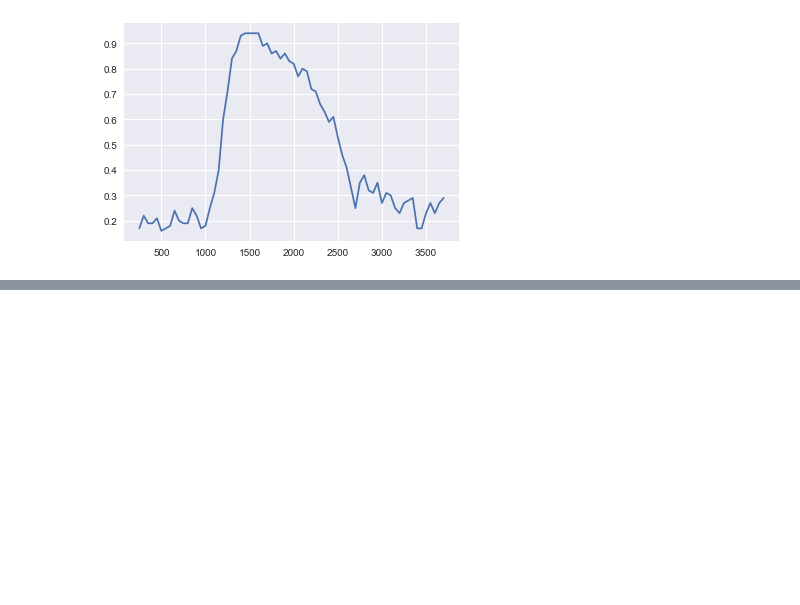
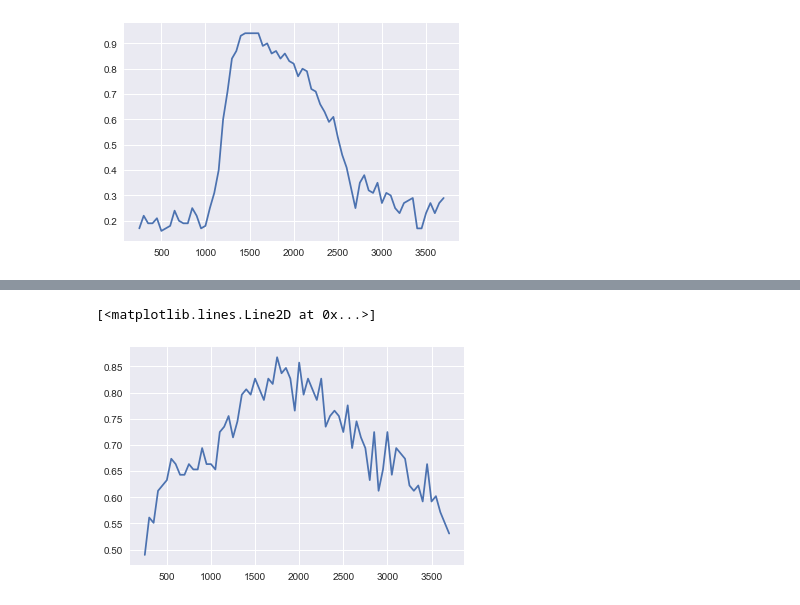
Before and after one commit to andylikescodes/neuron_research_project, a Jupyter notebook: decoding_accuracy.ipynb, the cells around one changed output, grey strips where cells are left out. Saved outputs shown, nothing was run; the diff lists cells and outputs as text; code cells hidden in the pictures; blank space fills up the shorter version.

Commit message:
Fix the bugs of the time course accuracy. Started the code for decoding MS cells.

```diff
--- a/decoding_accuracy.ipynb
+++ b/decoding_accuracy.ipynb
@@ -77,8 +77,10 @@ def decoding_trial_processing(cells, start, end, cell_type):
         for i in range(5):
             y = np.append(y, np.repeat(i+1, 20))
     elif cell_type == 'memory':
-        for i in range(2):
-            y = np.append(y, np.repeat(i+1, 50))
+        y = np.array([trial.response_recog for trial in trials]) > 3
+        print(len(y[y==1]))
+        print(len(y[y==0]))
+        x_scaled, y = ms_balanced_sample(x_scaled, y)
 
     return x_scaled, y
 
@@ -142,7 +144,7 @@ def vs_decoding_model(x, y, iteration=50):
     accuracy = np.mean(np.equal(y_pred_all, y_test_all))
     return accuracy
 
-def vs_decoding_simple_cv(x, y):
+def decoding_simple_cv(x, y):
     y_pred_all = []
     y_test_all = []
     kf = KFold(n_splits=10)
@@ -156,7 +158,27 @@ def vs_decoding_simple_cv(x, y):
         y_test_all = np.append(y_test_all, y_test)
     return np.mean(np.equal(y_pred_all, y_test_all))
 
-def decoding_over_time(vs_cells, bin_size, step_size, cell_type, model, time_range=(0, 4000)):
+def ms_balanced_sample(x, y):
+    x_new = x[y==0]
+    x_old = x[y==1]
+    y_new = y[y==0]
+    y_old = y[y==1]
+    n_old = np.sum(y==1)
+    n_new = np.sum(y==0)
+    if n_old <= n_new:
+        indexes = np.random.choice(n_new, n_old, replace=False)
+        x_new = x_new[indexes]
+        y_new = y_new[indexes]
+    elif n_old > n_new:
+        indexes = np.random.choice(n_old, n_new, replace=False)
+        x_old = x_old[indexes]
+        y_old = y_old[indexes]
+    x = np.vstack([x_new, x_old])
+    y = np.append(y_new, y_old)
+    return x, y
+
+
+def decoding_over_time(cells, bin_size, step_size, cell_type, model, time_range=(0, 4000)):
     """
     The function to get the accuracy over the time of trials.
     :param vs_cells: The cells that we want to decode.
@@ -173,7 +195,7 @@ def decoding_over_time(vs_cells, bin_size, step_size, cell_type, model, time_ran
     accuracies = []
     x_plot = []
     while end < time_range[1]:
-        x, y = decoding_trial_processing(vs_cells, start, end, cell_type)
+        x, y = decoding_trial_processing(cells, start, end, cell_type)
         accuracy = model(x, y)
         accuracies.append(accuracy)
         x_plot.append(start + plot_step)
@@ -266,3 +288,5 @@ plt.plot(x_plot_test, accuracies_test)
 # %% [output]
 [<matplotlib.lines.Line2D at 0x...>]
 [figure]
+# %%
+accuracies_ms, x_plot_ms = decoding_over_time(ms_cells, 500, 50, 'memory', decoding_simple_cv)
@@ -268,0 +311,5 @@ plt.plot(x_plot_test, accuracies_test)
+# %%
+plt.plot(x_plot_ms, accuracies_ms)
+# %% [output]
+[<matplotlib.lines.Line2D at 0x...>]
+[figure, added]
```
Also changed, not shown: parts of 1 cell of this notebook.
